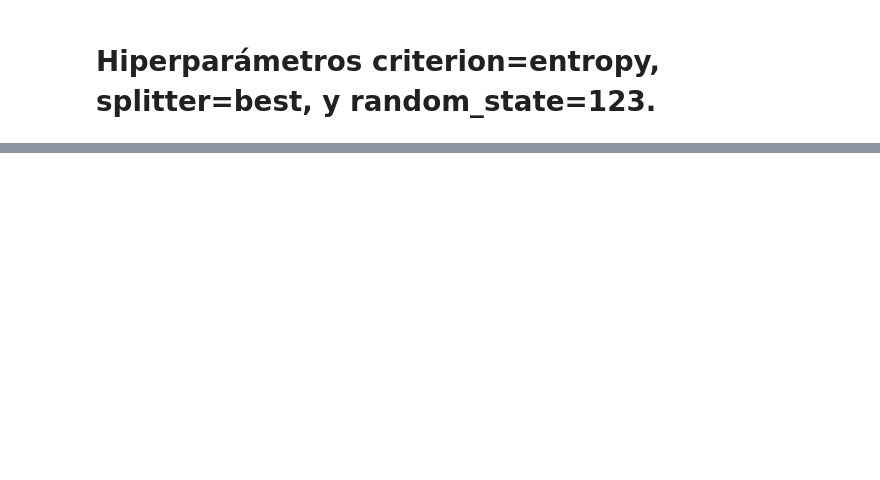
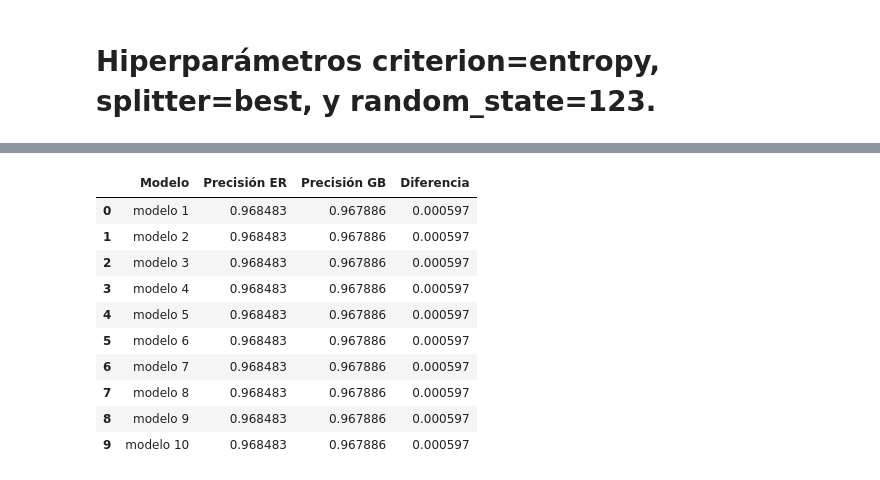
Before and after one commit to ManuelM07/Informe-machine-learning, a Jupyter notebook: nb2_arboles_de_decision.ipynb, the cells around one changed output, grey strips where cells are left out. Saved outputs shown, nothing was run; the diff lists cells and outputs as text; code cells hidden in the pictures; blank space fills up the shorter version.

```diff
--- a/nb2_arboles_de_decision.ipynb
+++ b/nb2_arboles_de_decision.ipynb
@@ -377,0 +398,18 @@ tabla_precision_er
+# %%
+comparacion_gb_er = tabla_precision_er.copy()
+comparacion_gb_er.rename(columns={'Precisión':'Precisión ER'}, inplace=True)
+comparacion_gb_er['Precisión GB'] = tabla_precision['Precisión']
+comparacion_gb_er['Diferencia'] = comparacion_gb_er['Precisión ER'] - comparacion_gb_er['Precisión GB']
+comparacion_gb_er
+# %% [output]
+|  | Modelo | Precisión ER | Precisión GB | Diferencia |
+| 0 | modelo 1 | 0.968483 | 0.967886 | 0.000597 |
+| 1 | modelo 2 | 0.968483 | 0.967886 | 0.000597 |
+| 2 | modelo 3 | 0.968483 | 0.967886 | 0.000597 |
+| 3 | modelo 4 | 0.968483 | 0.967886 | 0.000597 |
+| 4 | modelo 5 | 0.968483 | 0.967886 | 0.000597 |
+| 5 | modelo 6 | 0.968483 | 0.967886 | 0.000597 |
+| 6 | modelo 7 | 0.968483 | 0.967886 | 0.000597 |
+| 7 | modelo 8 | 0.968483 | 0.967886 | 0.000597 |
+| 8 | modelo 9 | 0.968483 | 0.967886 | 0.000597 |
+| 9 | modelo 10 | 0.968483 | 0.967886 | 0.000597 |
```
Also changed, not shown: parts of 28 cells of this notebook, 1 other file.
